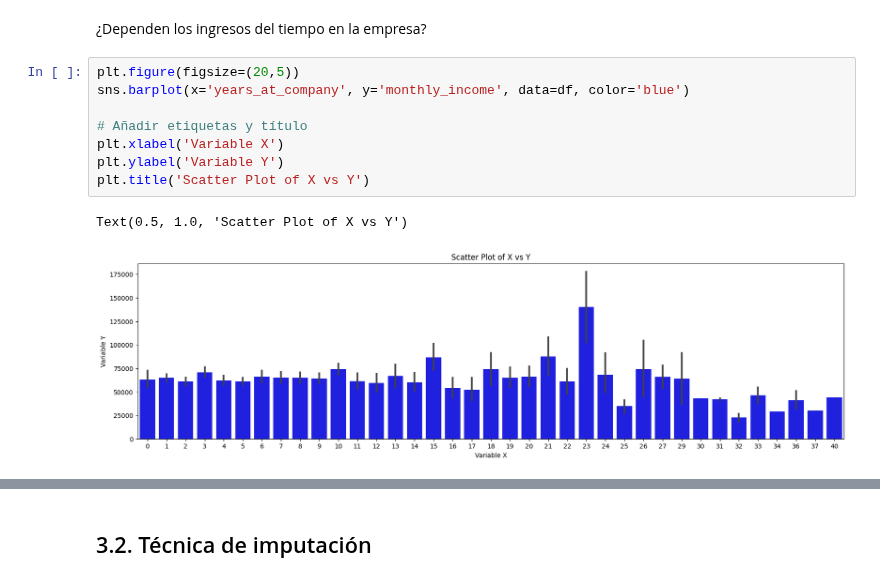
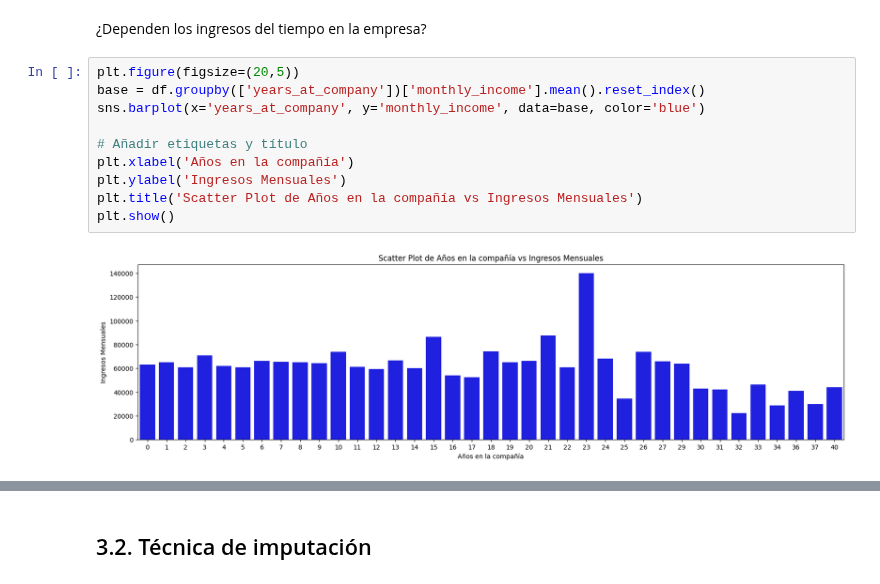
Before and after one commit to AlexanderBedoyaC/pediccion_abandono_empleo, a Jupyter notebook: 7. Preparación de datos.ipynb, the cells around one changed output, grey strips where cells are left out. Cells and saved outputs as stored; diff of their text form.

```diff
--- a/7. Preparación de datos.ipynb
+++ b/7. Preparación de datos.ipynb
@@ -75,12 +75,13 @@ plt.show()
 ¿Dependen los ingresos del tiempo en la empresa?
 # %%
 plt.figure(figsize=(20,5))
-sns.barplot(x='years_at_company', y='monthly_income', data=df, color='blue')
+base = df.groupby(['years_at_company'])['monthly_income'].mean().reset_index()
+sns.barplot(x='years_at_company', y='monthly_income', data=base, color='blue')
 
 # Añadir etiquetas y título
-plt.xlabel('Variable X')
-plt.ylabel('Variable Y')
-plt.title('Scatter Plot of X vs Y')
+plt.xlabel('Años en la compañía')
+plt.ylabel('Ingresos Mensuales')
+plt.title('Scatter Plot de Años en la compañía vs Ingresos Mensuales')
+plt.show()
 # %% [output]
-Text(0.5, 1.0, 'Scatter Plot of X vs Y')
-[figure, old version]
+[figure, new version]
```
Also changed, not shown: parts of 2 cells of this notebook, 1 other file.
